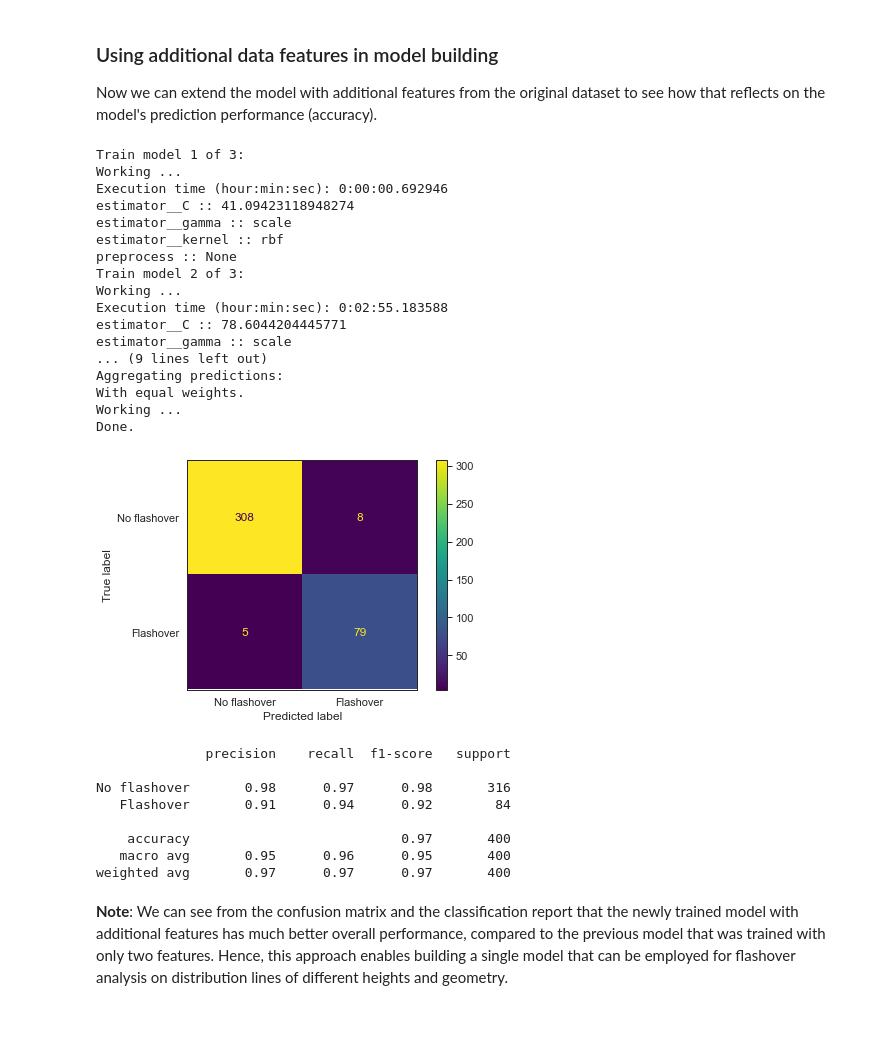
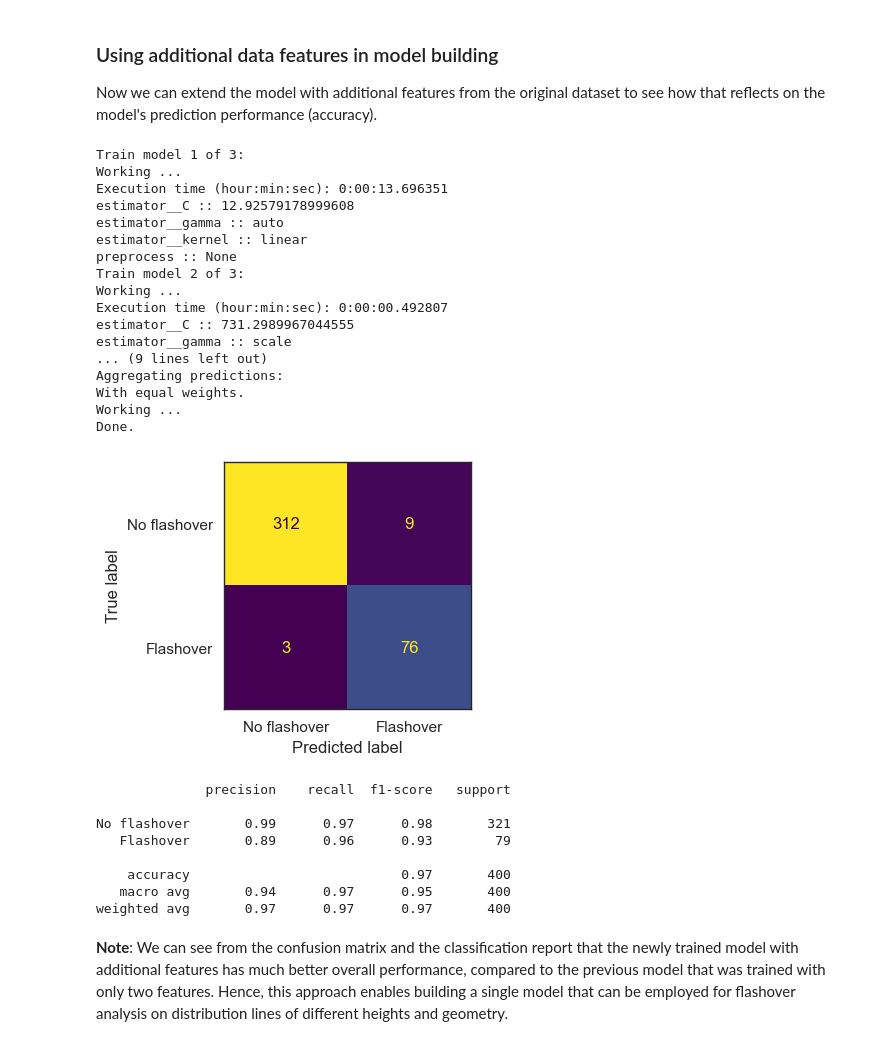
Before and after one commit to sarajcev/distlines, a Jupyter notebook: models.ipynb, the cells around one changed output. Saved outputs shown, nothing was run; the diff lists cells and outputs as text; code cells hidden in the pictures.

```diff
--- a/models.ipynb
+++ b/models.ipynb
@@ -24,8 +25,8 @@ from scipy import interpolate
 from scipy import optimize
 # %%
 import seaborn as sns
-sns.set_theme(context='notebook', style='whitegrid', font_scale=1.25)
-sns.set_style('ticks', {'xtick.direction':'out', 'ytick.direction':'out'})
+#sns.set_theme(context='paper', style='whitegrid', font_scale=1.1)
+#sns.set_style('ticks', {'xtick.direction':'out', 'ytick.direction':'out'})
 # %%
 # Private modules
 import distlines
@@ -54,7 +55,7 @@ line_cfo = np.asarray([150., 160.], dtype=float)
 Distribution lines' lightning flashovers data set, for training the subsequent machine learning model, is generated by means of the Monte~Carlo simulation. Statistical probability of lightning flashovers on distribution lines depends on several important parameters, each of which with its own statistical distribution: (1) lightning current amplitude, (2) lightning return stroke velocity, (3) lightning strike distance from the line, (4) OHL tower's grounding impedance, (5) shield wire's presence on the tower, and (6) EGM model type.
 # %%
 # Monte Carlo simulations
-data = distlines.generate_dataset(N, h, y, sg, line_cfo, export=True)
+data = distlines.generate_dataset(N, h, y, sg, line_cfo, export=False)
 # View data sample
 data.head()
 # %% [output]
@@ -108,7 +109,8 @@ elif variant == 'B':
     # hand-made bagging classifier
     n_models = 3  # Enter number of models for the ensemble
     # Model training with hyperparameters optimization
-    search = sandbox.bagging_ensemble_svm(n_models, X, y, sample_pct=0.9)
+    search = sandbox.bagging_ensemble_svm(
+        n_models, X, y, sample_pct=0.9, weighted=True, sampling='Bootstrap')
 
 else:
     raise NotImplementedError(f'Variant: {variant} is not recognized!')
@@ -613,19 +633,19 @@ y_data = data['flash']
 X, y, X_test, y_test = sandbox.train_test_shuffle_split(X_data, y_data)
 # %%
 # Model training with hyperparameters optimization
-model = sandbox.bagging_ensemble_svm(n_models, X, y, sample_pct=0.7)
+model = sandbox.bagging_ensemble_svm(n_models, X, y, sample_pct=0.7, weighted=True)
 # %% [output]
 Train model 1 of 3:
 Working ...
-Execution time (hour:min:sec): 0:00:00.692946
-estimator__C :: 41.09423118948274
-estimator__gamma :: scale
-estimator__kernel :: rbf
+Execution time (hour:min:sec): 0:00:13.696351
+estimator__C :: 12.92579178999608
+estimator__gamma :: auto
+estimator__kernel :: linear
 preprocess :: None
 Train model 2 of 3:
 Working ...
-Execution time (hour:min:sec): 0:02:55.183588
-estimator__C :: 78.6044204445771
+Execution time (hour:min:sec): 0:00:00.492807
+estimator__C :: 731.2989967044555
 estimator__gamma :: scale
 ... (9 lines left out)
 Aggregating predictions:
@@ -634,14 +654,17 @@ Working ...
 Done.
 # %%
 # Plot confusion matrix for estimator
+fig, ax = plt.subplots(figsize=(4,4))
 ConfusionMatrixDisplay.from_estimator(
     model, X_test, y_test,
     display_labels=['No flashover', 'Flashover'],
+    colorbar=False,
+    ax=ax,
 )
-plt.tight_layout()
+fig.tight_layout()
 plt.show()
 # %% [output]
-[figure, old version]
+[figure, new version]
 # %%
 y_hat = model.predict(X_test)
 # Display classification report
@@ -651,11 +674,11 @@ print(classification_report(
 # %% [output]
               precision    recall  f1-score   support
 
-No flashover       0.98      0.97      0.98       316
-   Flashover       0.91      0.94      0.92        84
+No flashover       0.99      0.97      0.98       321
+   Flashover       0.89      0.96      0.93        79
 
     accuracy                           0.97       400
-   macro avg       0.95      0.96      0.95       400
+   macro avg       0.94      0.97      0.95       400
 weighted avg       0.97      0.97      0.97       400
 # %% [markdown]
 __Note__: We can see from the confusion matrix and the classification report that the newly trained model with additional features has much better overall performance, compared to the previous model that was trained with only two features. Hence, this approach enables building a single model that can be employed for flashover analysis on distribution lines of different heights and geometry.
```
Also changed, not shown: parts of 32 cells of this notebook, 1 other file.
